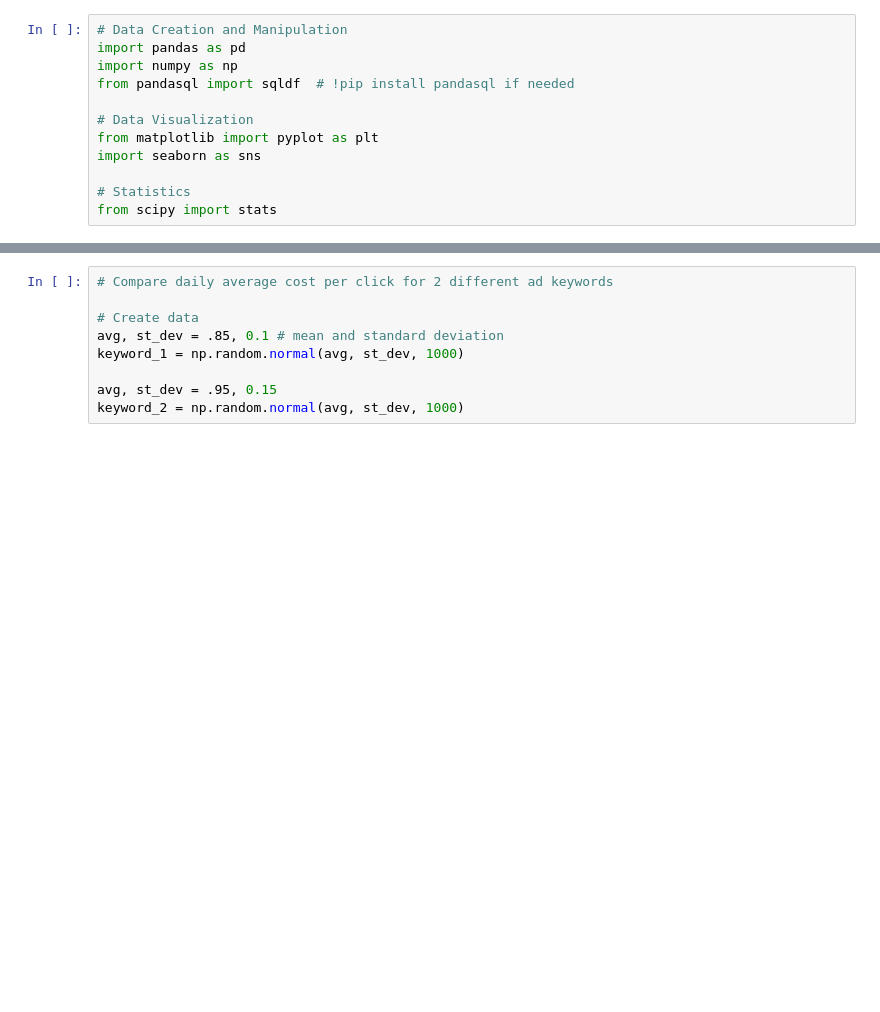
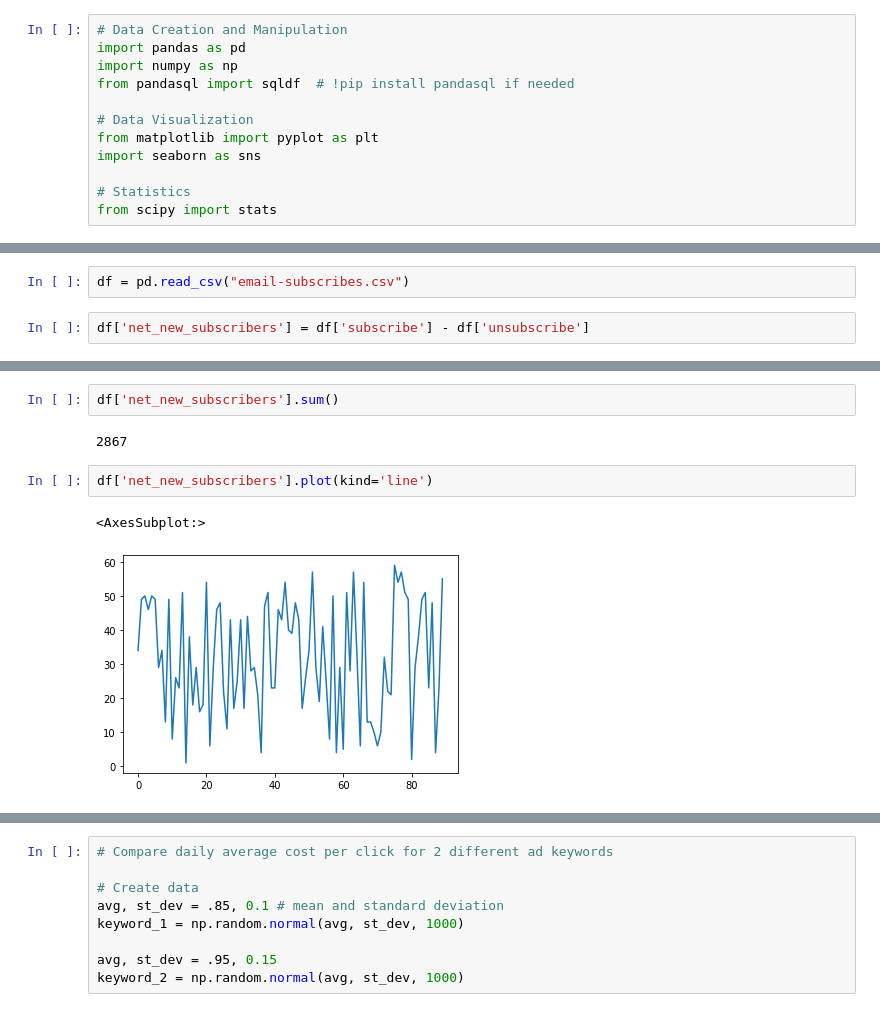
Before and after one commit to EricPostMaster/web-analytics-demo, a Jupyter notebook: Web Analytics Demos.ipynb, the cells around one changed output, grey strips where cells are left out. Drawn from its saved outputs; the diff is of its cells as text; blank space fills up the shorter version.

```diff
--- a/Web Analytics Demos.ipynb
+++ b/Web Analytics Demos.ipynb
@@ -14,0 +23,4 @@ from scipy import stats
+# %%
+df = pd.read_csv("email-subscribes.csv")
+# %%
+df['net_new_subscribers'] = df['subscribe'] - df['unsubscribe']
@@ -14,0 +36,9 @@ from scipy import stats
+# %%
+df['net_new_subscribers'].sum()
+# %% [output]
+2867
+# %%
+df['net_new_subscribers'].plot(kind='line')
+# %% [output]
+<AxesSubplot:>
+[figure, added]
```
Also changed, not shown: parts of 25 cells of this notebook.
